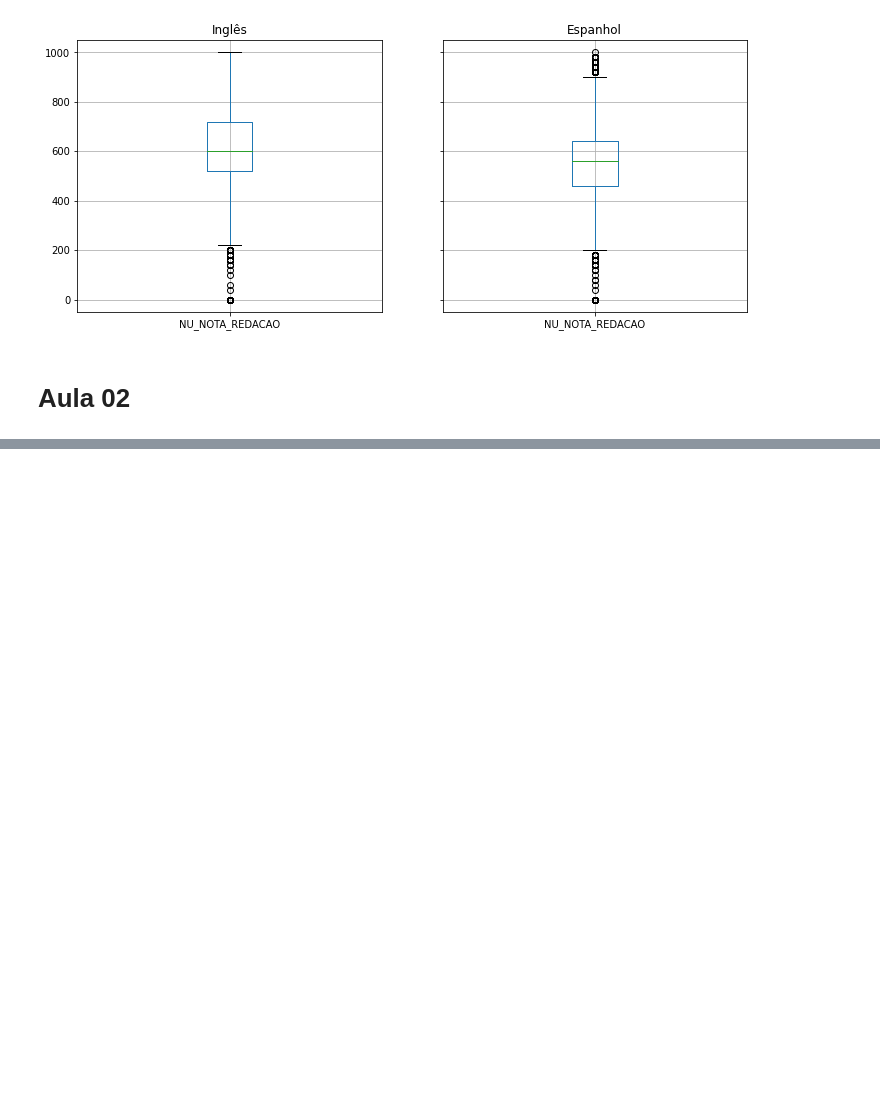
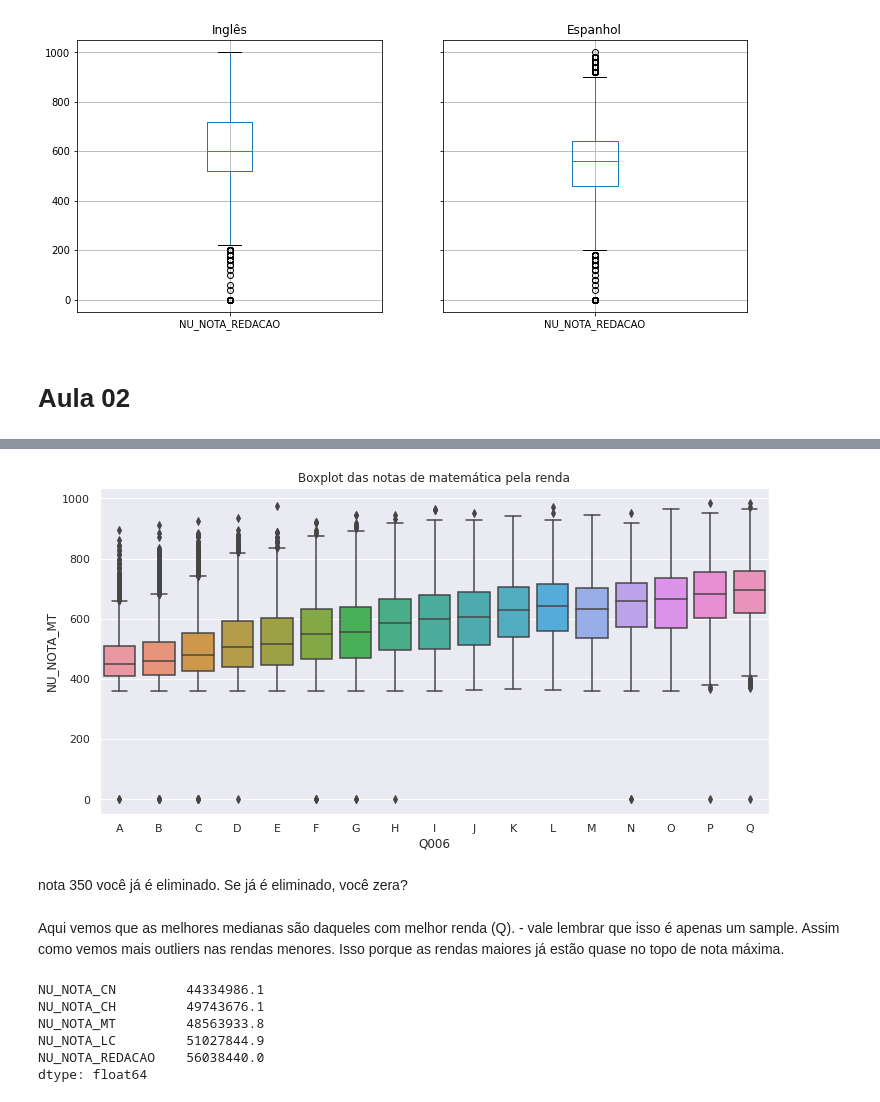
Before and after one commit to gabrielatrindade/quarentenadados-alura, a Jupyter notebook: imersao-dados-2/aula-01-aula-02.ipynb, the cells around one changed output, grey strips where cells are left out. Saved outputs shown, nothing was run; the diff lists cells and outputs as text; code cells hidden in the pictures; blank space fills up the shorter version.

```diff
--- a/imersao-dados-2/aula-01-aula-02.ipynb
+++ b/imersao-dados-2/aula-01-aula-02.ipynb
@@ -429,0 +499,22 @@ AREA: NU_NOTA_REDACAO
+# %%
+plt.figure(figsize=(12,6))
+
+sns.boxplot(x='Q006', y='NU_NOTA_MT', data=enem, order=tipo_renda)
+
+plt.title('Boxplot das notas de matemática pela renda')
+plt.show()
+# %% [output]
+[figure, added]
+# %% [markdown]
+nota 350 você já é eliminado. Se já é eliminado, você zera?
+# %% [markdown]
+Aqui vemos que as melhores medianas são daqueles com melhor renda (Q). - vale lembrar que isso é apenas um sample. Assim como vemos mais outliers nas rendas menores. Isso porque as rendas maiores já estão quase no topo de nota máxima.
+# %%
+enem[provas].sum()
+# %% [output]
+NU_NOTA_CN         44334986.1
+NU_NOTA_CH         49743676.1
+NU_NOTA_MT         48563933.8
+NU_NOTA_LC         51027844.9
+NU_NOTA_REDACAO    56038440.0
+dtype: float64
```
Also changed, not shown: parts of 66 cells of this notebook.
